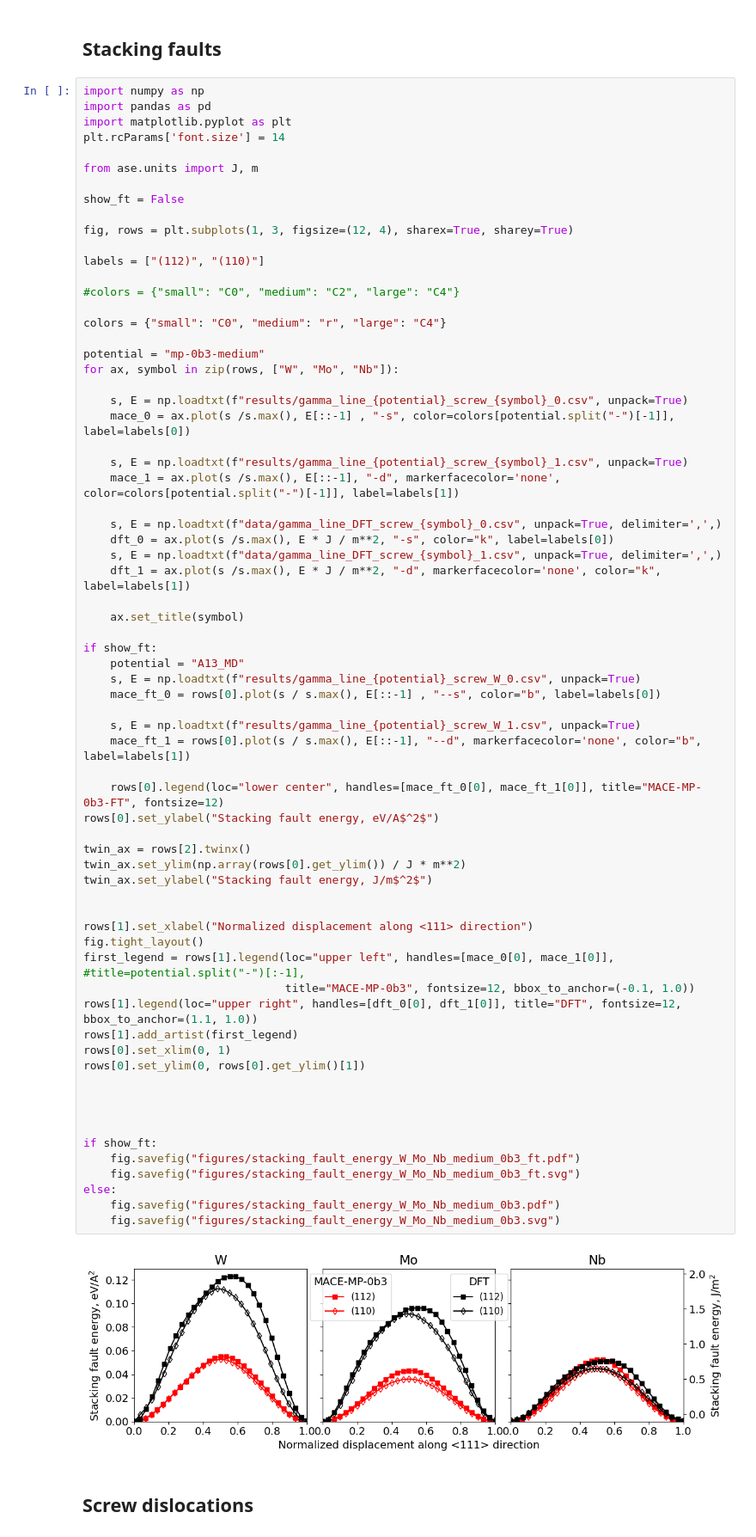
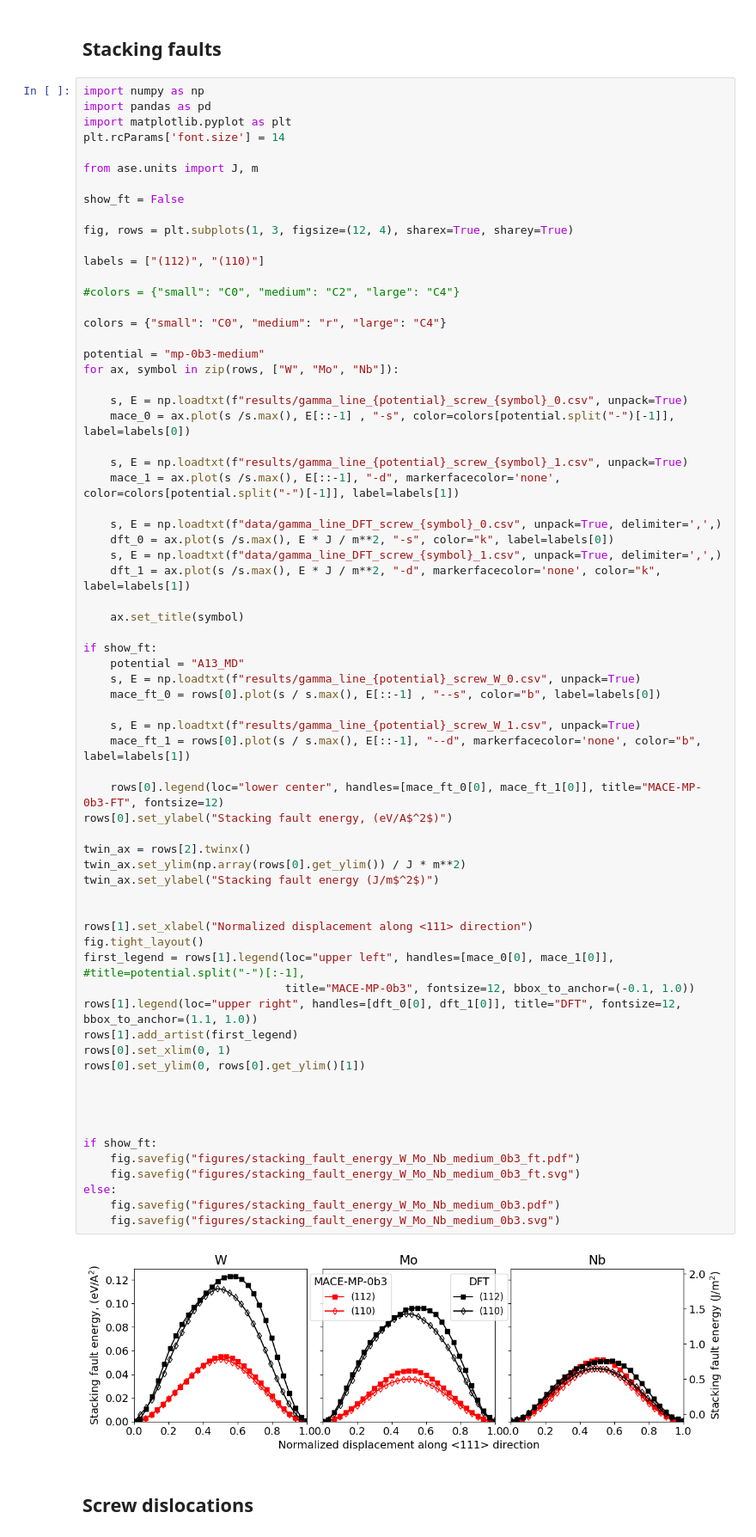
Before and after one commit to pgrigorev/mace_bcc_test, a Jupyter notebook: figures_second_version.ipynb, the cells around one changed output. Shown: that part at 86% size. Saved outputs shown, nothing was run; the diff lists cells and outputs as text.

```diff
--- a/figures_second_version.ipynb
+++ b/figures_second_version.ipynb
@@ -295,36 +295,36 @@ if show_ft:
     mace_ft_0 = rows[0].plot(s / s.max(), E[::-1] , "--s", color="b", label=labels[0])
 
     s, E = np.loadtxt(f"results/gamma_line_{potential}_screw_W_1.csv", unpack=True)
     mace_ft_1 = rows[0].plot(s / s.max(), E[::-1], "--d", markerfacecolor='none', color="b", label=labels[1])
 
     rows[0].legend(loc="lower center", handles=[mace_ft_0[0], mace_ft_1[0]], title="MACE-MP-0b3-FT", fontsize=12)
-rows[0].set_ylabel("Stacking fault energy, eV/A$^2$")
+rows[0].set_ylabel("Stacking fault energy, (eV/A$^2$)")
 
 twin_ax = rows[2].twinx()
 twin_ax.set_ylim(np.array(rows[0].get_ylim()) / J * m**2)
-twin_ax.set_ylabel("Stacking fault energy, J/m$^2$")
+twin_ax.set_ylabel("Stacking fault energy (J/m$^2$)")
 
 
 rows[1].set_xlabel("Normalized displacement along <111> direction")
 fig.tight_layout()
 first_legend = rows[1].legend(loc="upper left", handles=[mace_0[0], mace_1[0]], #title=potential.split("-")[:-1],
                               title="MACE-MP-0b3", fontsize=12, bbox_to_anchor=(-0.1, 1.0))
 rows[1].legend(loc="upper right", handles=[dft_0[0], dft_1[0]], title="DFT", fontsize=12, bbox_to_anchor=(1.1, 1.0))
 rows[1].add_artist(first_legend)
 rows[0].set_xlim(0, 1)
 rows[0].set_ylim(0, rows[0].get_ylim()[1])
 
 
 
 
 if show_ft:
     fig.savefig("figures/stacking_fault_energy_W_Mo_Nb_medium_0b3_ft.pdf")
     fig.savefig("figures/stacking_fault_energy_W_Mo_Nb_medium_0b3_ft.svg")
 else:
     fig.savefig("figures/stacking_fault_energy_W_Mo_Nb_medium_0b3.pdf")
     fig.savefig("figures/stacking_fault_energy_W_Mo_Nb_medium_0b3.svg")
 # %% [output]
-[figure, old version]
+[figure, new version]
 # %% [markdown]
 ## Screw dislocations
 # %%
```
Also changed, not shown: parts of 1 cell of this notebook, 1 other file.
